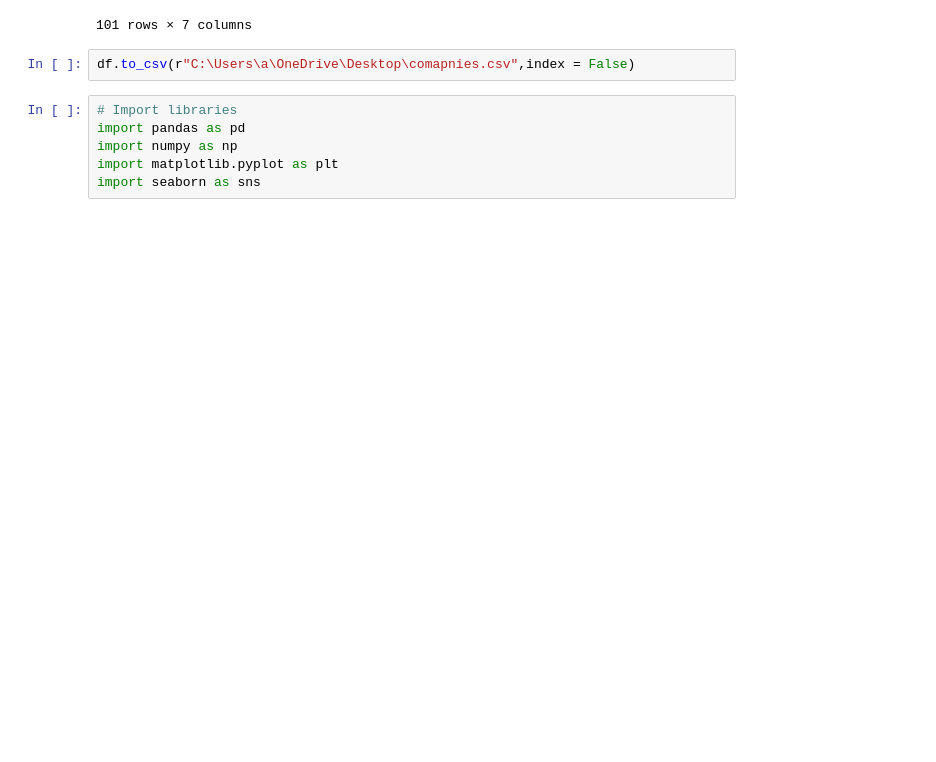
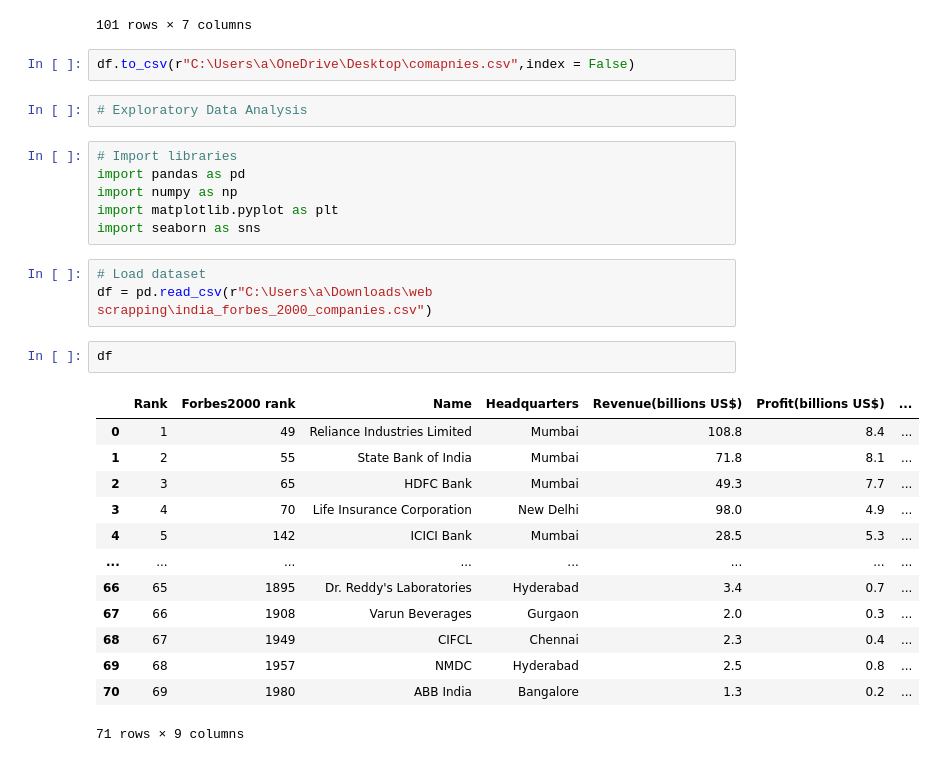
Before and after one commit to Nishant9372/webscrapping_soup_BeautifulSoup_python, a Jupyter notebook: web scrapping .ipynb, the cells around one changed output. Drawn from its saved outputs; the diff is of its cells as text; blank space fills up the shorter version.

```diff
--- a/web scrapping .ipynb
+++ b/web scrapping .ipynb
@@ -154,9 +154,30 @@ df
 101 rows × 7 columns
 # %%
 df.to_csv(r"C:\Users\a\OneDrive\Desktop\comapnies.csv",index = False)
+# %%
+# Exploratory Data Analysis
 # %%
 # Import libraries
 import pandas as pd
 import numpy as np
 import matplotlib.pyplot as plt
 import seaborn as sns
+# %%
+# Load dataset
+df = pd.read_csv(r"C:\Users\a\Downloads\web scrapping\india_forbes_2000_companies.csv")
+# %%
+df
+# %% [output]
+|  | Rank | Forbes2000 rank | Name | Headquarters | Revenue(billions US$) | Profit(billions US$) | ... |
+| 0 | 1 | 49 | Reliance Industries Limited | Mumbai | 108.8 | 8.4 | ... |
+| 1 | 2 | 55 | State Bank of India | Mumbai | 71.8 | 8.1 | ... |
+| 2 | 3 | 65 | HDFC Bank | Mumbai | 49.3 | 7.7 | ... |
+| 3 | 4 | 70 | Life Insurance Corporation | New Delhi | 98.0 | 4.9 | ... |
+| 4 | 5 | 142 | ICICI Bank | Mumbai | 28.5 | 5.3 | ... |
+| ... | ... | ... | ... | ... | ... | ... | ... |
+| 66 | 65 | 1895 | Dr. Reddy's Laboratories | Hyderabad | 3.4 | 0.7 | ... |
+| 67 | 66 | 1908 | Varun Beverages | Gurgaon | 2.0 | 0.3 | ... |
+| 68 | 67 | 1949 | CIFCL | Chennai | 2.3 | 0.4 | ... |
+| 69 | 68 | 1957 | NMDC | Hyderabad | 2.5 | 0.8 | ... |
+| 70 | 69 | 1980 | ABB India | Bangalore | 1.3 | 0.2 | ... |
+71 rows × 9 columns
```
